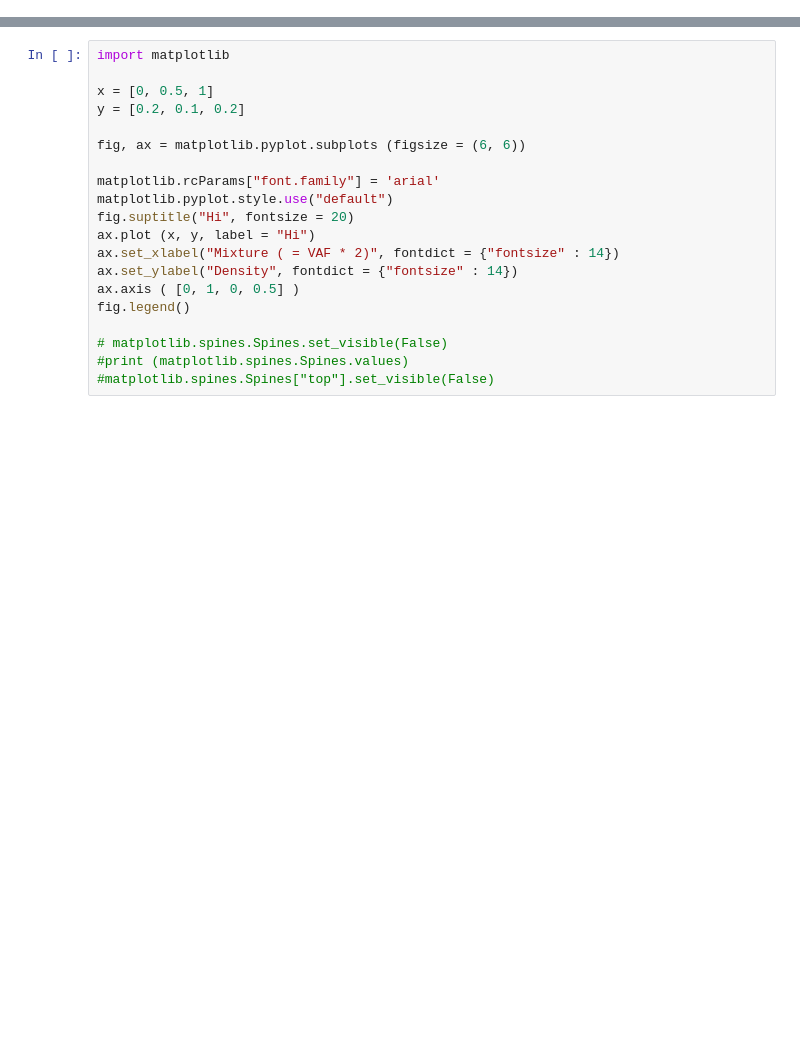
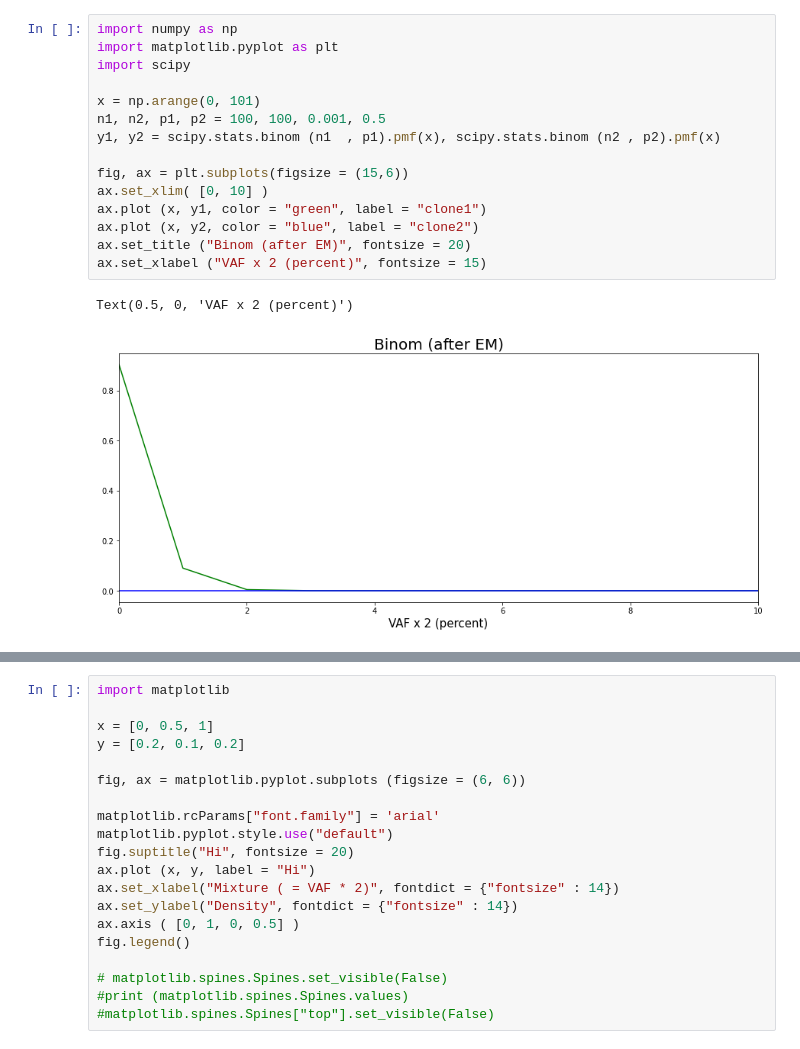
Before and after one commit to goldpm1/cle, a Jupyter notebook: 0.분포 연습.ipynb, the cells around one changed output, grey strips where cells are left out. Drawn from its saved outputs; the diff is of its cells as text; blank space fills up the shorter version.

```diff
--- a/0.분포 연습.ipynb
+++ b/0.분포 연습.ipynb
@@ -63,0 +54,18 @@ RuntimeError: In FT2Font: Can not load face (unknown file format; error code 0x2
+# %%
+import numpy as np
+import matplotlib.pyplot as plt
+import scipy
+
+x = np.arange(0, 101)
+n1, n2, p1, p2 = 100, 100, 0.001, 0.5
+y1, y2 = scipy.stats.binom (n1  , p1).pmf(x), scipy.stats.binom (n2 , p2).pmf(x)
+
+fig, ax = plt.subplots(figsize = (15,6))
+ax.set_xlim( [0, 10] )
+ax.plot (x, y1, color = "green", label = "clone1")
+ax.plot (x, y2, color = "blue", label = "clone2")
+ax.set_title ("Binom (after EM)", fontsize = 20)
+ax.set_xlabel ("VAF x 2 (percent)", fontsize = 15)
+# %% [output]
+Text(0.5, 0, 'VAF x 2 (percent)')
+[figure, added]
```
Also changed, not shown: parts of 7 cells of this notebook, 31 other files.
